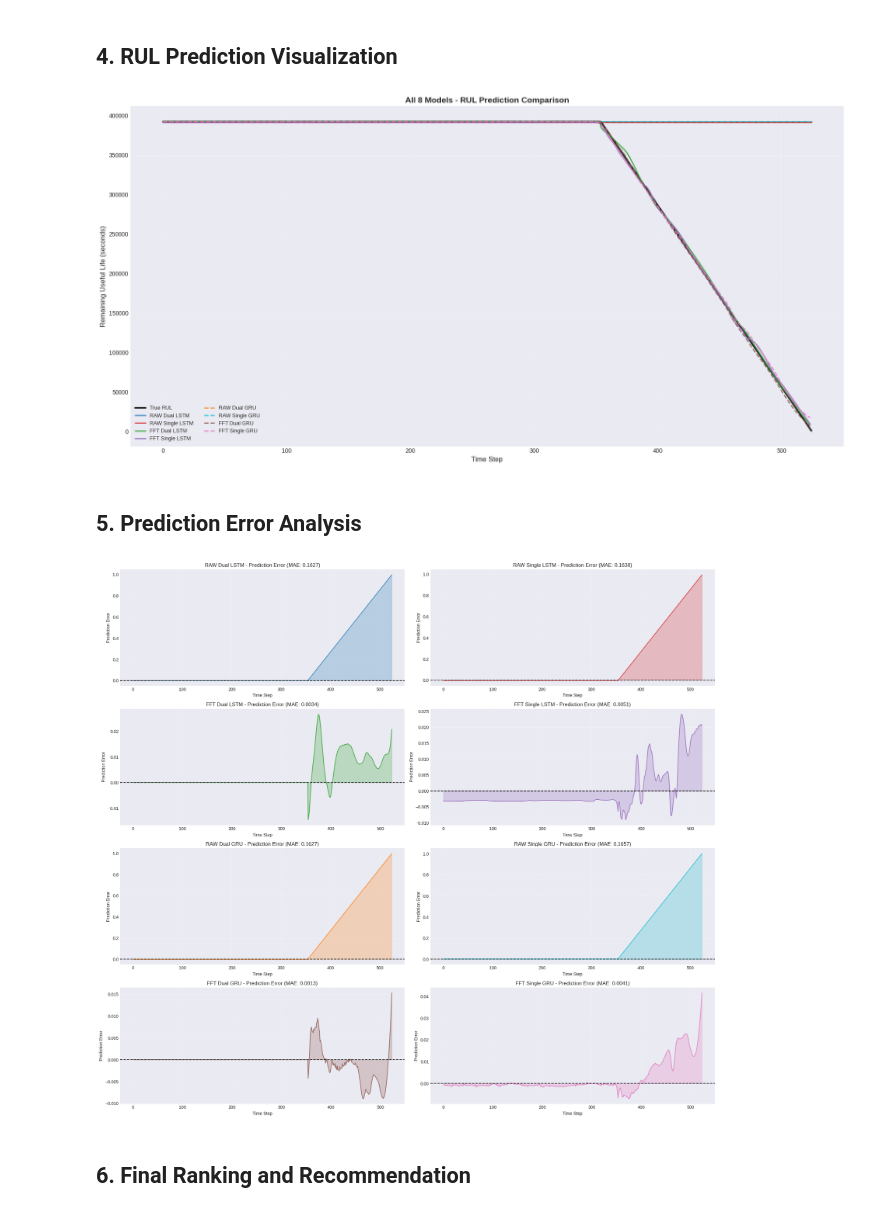
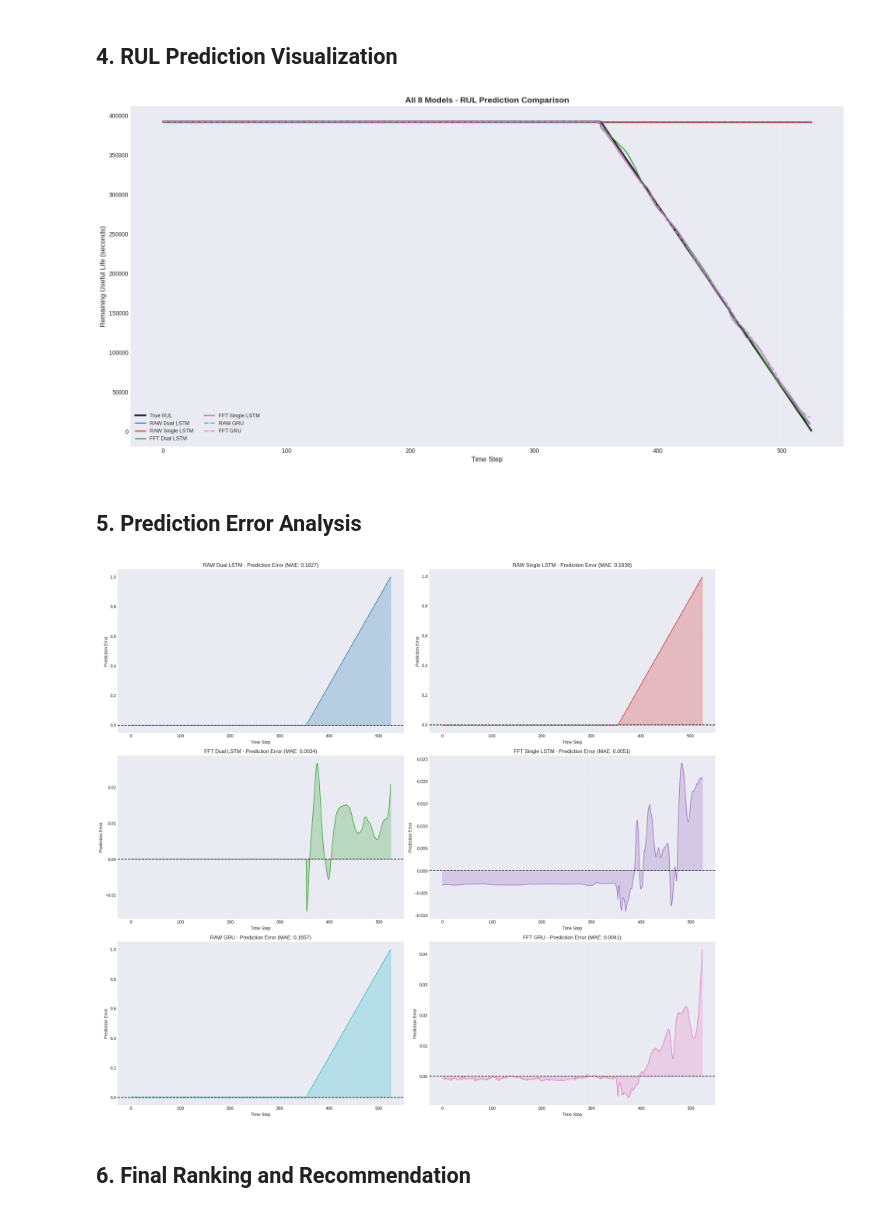
Before and after one commit to DwiAnggaraNS/RUL-Bearing-Research, a Jupyter notebook: Notebook untuk Revisi Jurnal/4_SUMMARY_v2.ipynb, the cells around one changed output. Drawn from its saved outputs; the diff is of its cells as text; code cells hidden in the pictures.

```diff
--- a/Notebook untuk Revisi Jurnal/4_SUMMARY_v2.ipynb
+++ b/Notebook untuk Revisi Jurnal/4_SUMMARY_v2.ipynb
@@ -596,7 +586,7 @@ plt.show()
 # %% [markdown]
 ## 3. Health Index Prediction Visualization
 # %%
-fig, axes = plt.subplots(2, 4, figsize=(24, 12))
+fig, axes = plt.subplots(2, 3, figsize=(24, 12))
 axes = axes.flatten()
 
 for idx, cfg in enumerate(MODEL_CONFIGS):
@@ -685,36 +675,36 @@ plt.grid(True, alpha=0.3)
 plt.tight_layout()
 plt.show()
 # %% [output]
-[figure, old version]
+[figure, new version]
 # %% [markdown]
 ## 5. Prediction Error Analysis
 # %%
 # Prediction error visualization for all 8 models
-fig, axes = plt.subplots(4, 2, figsize=(20, 18))
+fig, axes = plt.subplots(3, 2, figsize=(20, 18))
 axes = axes.flatten()
 
 metrics_map = test_comparison.set_index('Model').to_dict(orient='index')
 
 for idx, cfg in enumerate(MODEL_CONFIGS):
     model_name = cfg['name']
     df = prediction_results[model_name]
     error = df['predicted_health_index'] - df['true_health_index']
     ax = axes[idx]
     ax.plot(df['time_step'], error,
             color=MODEL_STYLES[model_name]['color'],
             linewidth=1.5, alpha=0.8)
     ax.axhline(y=0, color='black', linestyle='--', linewidth=1.5)
     ax.fill_between(df['time_step'], error, 0, alpha=0.25,
                     color=MODEL_STYLES[model_name]['color'])
     ax.set_xlabel('Time Step')
     ax.set_ylabel('Prediction Error')
     ax.set_title(f"{model_name} - Prediction Error (MAE: {metrics_map[model_name]['MAE']:.4f})")
     ax.grid(True, alpha=0.3)
 
 plt.tight_layout()
 plt.show()
 # %% [output]
-[figure, old version]
+[figure, new version]
 # %% [markdown]
 ## 6. Final Ranking and Recommendation
 # %%
```
Also changed, not shown: parts of 20 cells of this notebook.
